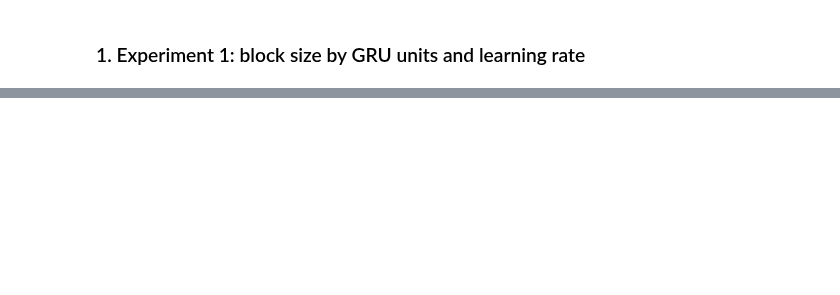
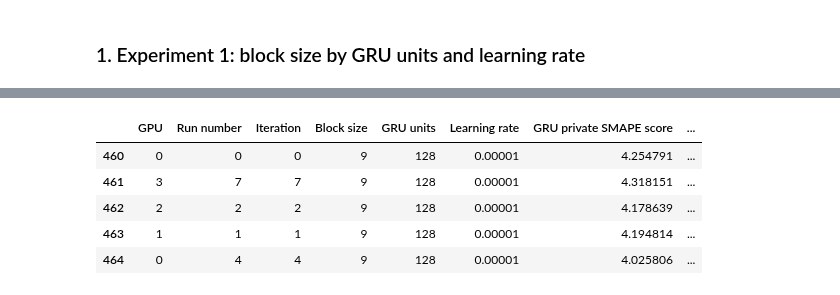
Before and after one commit to gperdrizet/kaggle_microbusiness, a Jupyter notebook: notebooks/15.3-GRU_hyperparameter_optimization_results.ipynb, the cells around one changed output, grey strips where cells are left out. Saved outputs shown, nothing was run; the diff lists cells and outputs as text; code cells hidden in the pictures; blank space fills up the shorter version.

```diff
--- a/notebooks/15.3-GRU_hyperparameter_optimization_results.ipynb
+++ b/notebooks/15.3-GRU_hyperparameter_optimization_results.ipynb
@@ -36,6 +36,15 @@ Num models: 227
 | 2 | 0 | 0 | 0 | 9 | 16 | 0.001 | 12.072780 | ... |
 | 3 | 2 | 6 | 6 | 9 | 16 | 0.001 | 7.351641 | ... |
 | 4 | 2 | 2 | 2 | 9 | 16 | 0.001 | 7.599470 | ... |
+# %%
+SMAPE_scores_df.tail()
+# %% [output]
+|  | GPU | Run number | Iteration | Block size | GRU units | Learning rate | GRU private SMAPE score | ... |
+| 460 | 0 | 0 | 0 | 9 | 128 | 0.00001 | 4.254791 | ... |
+| 461 | 3 | 7 | 7 | 9 | 128 | 0.00001 | 4.318151 | ... |
+| 462 | 2 | 2 | 2 | 9 | 128 | 0.00001 | 4.178639 | ... |
+| 463 | 1 | 1 | 1 | 9 | 128 | 0.00001 | 4.194814 | ... |
+| 464 | 0 | 4 | 4 | 9 | 128 | 0.00001 | 4.025806 | ... |
 # %%
 def SMAPE_score_boxplot(
     SMAPE_scores_df: pd.DataFrame,
```
Also changed, not shown: parts of 4 cells of this notebook.
